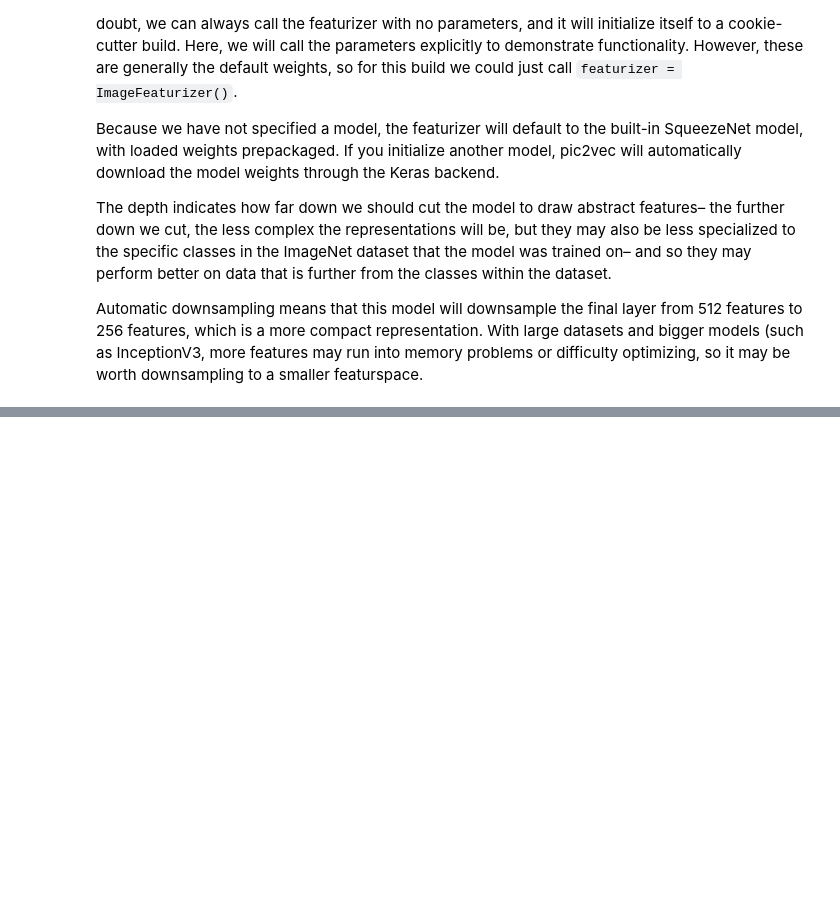
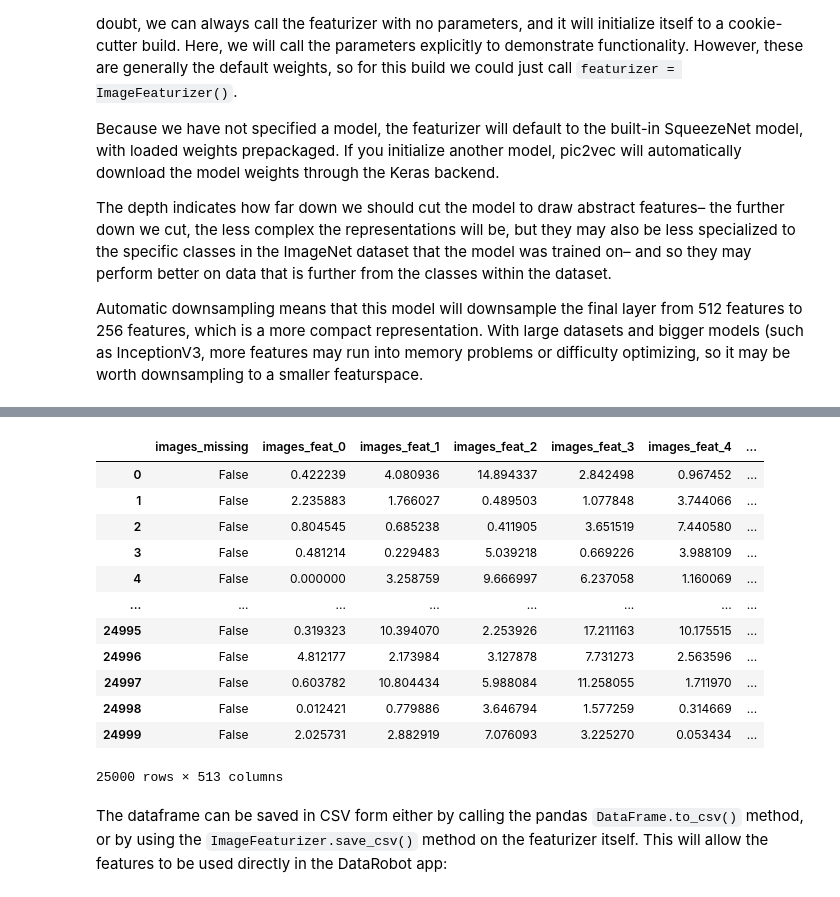
Before and after one commit to datarobot/pic2vec, a Jupyter notebook: examples/Cats_v_Dogs_Test_Example.ipynb, the cells around one changed output, grey strips where cells are left out. Cells and saved outputs as stored; diff of their text form; code cells hidden in the pictures; blank space fills up the shorter version.

```diff
--- a/examples/Cats_v_Dogs_Test_Example.ipynb
+++ b/examples/Cats_v_Dogs_Test_Example.ipynb
@@ -233,0 +57,2 @@ Then, we'll train the linear classifier:
+# %%
+featurizer = ImageFeaturizer(depth=1, auto_sample = False, model='squeezenet')
@@ -233,0 +220,18 @@ Then, we'll train the linear classifier:
+# %%
+featurizer.features
+# %% [output]
+|  | images_missing | images_feat_0 | images_feat_1 | images_feat_2 | images_feat_3 | images_feat_4 | ... |
+| 0 | False | 0.422239 | 4.080936 | 14.894337 | 2.842498 | 0.967452 | ... |
+| 1 | False | 2.235883 | 1.766027 | 0.489503 | 1.077848 | 3.744066 | ... |
+| 2 | False | 0.804545 | 0.685238 | 0.411905 | 3.651519 | 7.440580 | ... |
+| 3 | False | 0.481214 | 0.229483 | 5.039218 | 0.669226 | 3.988109 | ... |
+| 4 | False | 0.000000 | 3.258759 | 9.666997 | 6.237058 | 1.160069 | ... |
+| ... | ... | ... | ... | ... | ... | ... | ... |
+| 24995 | False | 0.319323 | 10.394070 | 2.253926 | 17.211163 | 10.175515 | ... |
+| 24996 | False | 4.812177 | 2.173984 | 3.127878 | 7.731273 | 2.563596 | ... |
+| 24997 | False | 0.603782 | 10.804434 | 5.988084 | 11.258055 | 1.711970 | ... |
+| 24998 | False | 0.012421 | 0.779886 | 3.646794 | 1.577259 | 0.314669 | ... |
+| 24999 | False | 2.025731 | 2.882919 | 7.076093 | 3.225270 | 0.053434 | ... |
+25000 rows × 513 columns
+# %% [markdown]
+The dataframe can be saved in CSV form either by calling the pandas `DataFrame.to_csv()` method, or by using the `ImageFeaturizer.save_csv()` method on the featurizer itself. This will allow the features to be used directly in the DataRobot app:
```
Also changed, not shown: parts of 42 cells of this notebook, 4 other files.
